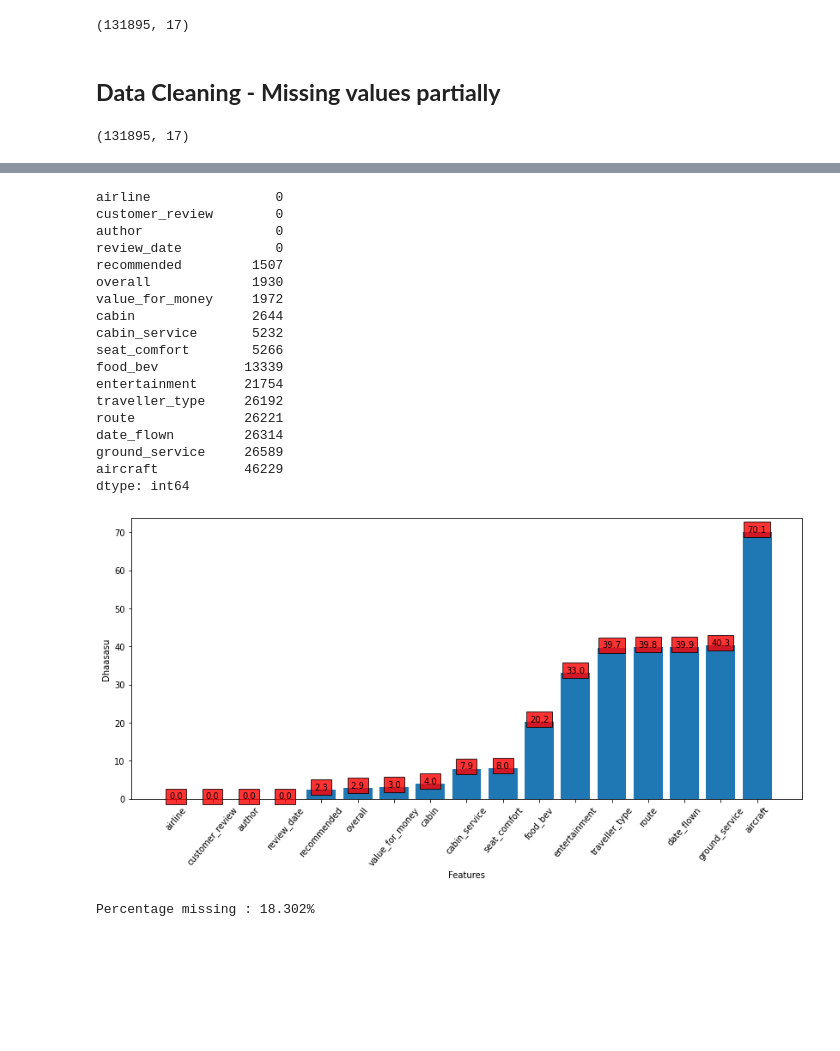
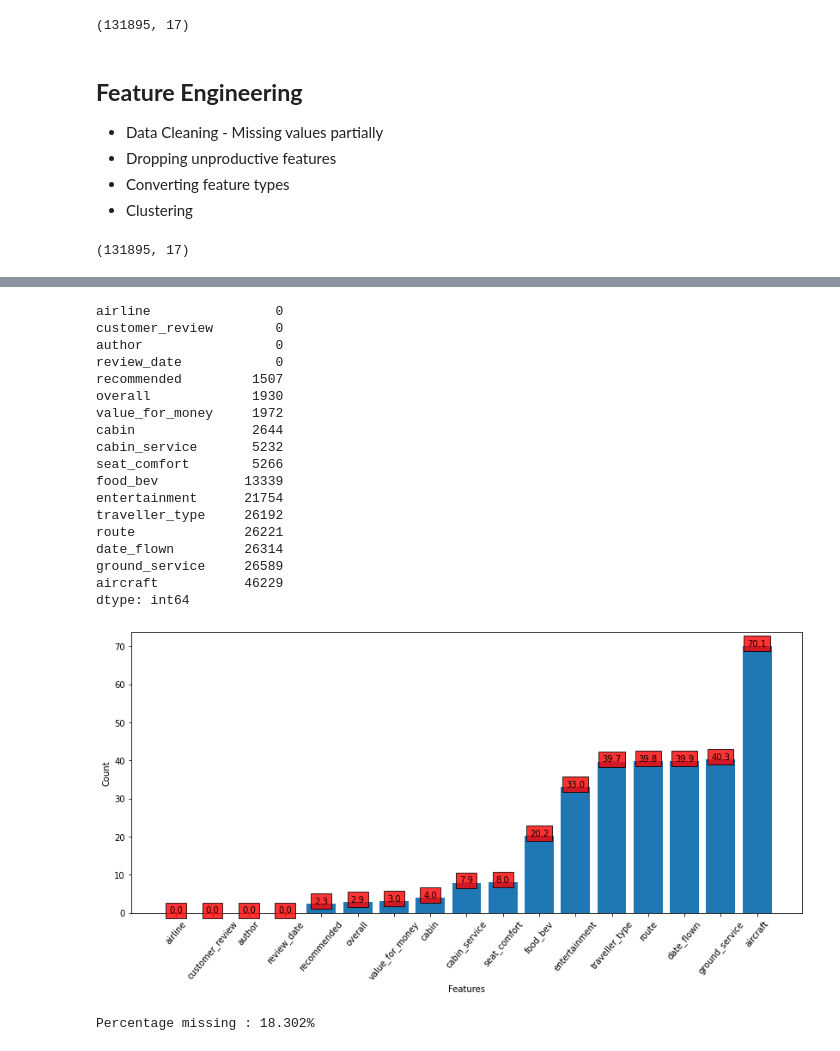
Before and after one commit to suchirmm/airline_passenger, a Jupyter notebook: airline_passenger.ipynb, the cells around one changed output, grey strips where cells are left out. Cells and saved outputs as stored; diff of their text form; code cells hidden in the pictures; blank space fills up the shorter version.

```diff
--- a/airline_passenger.ipynb
+++ b/airline_passenger.ipynb
@@ -79,7 +104,13 @@ data.shape
 # %% [output]
 (131895, 17)
 # %% [markdown]
-## **Data Cleaning - Missing values partially**
+## **Feature Engineering**
+
+
+*   Data Cleaning - Missing values partially
+*   Dropping unproductive features
+*   Converting feature types
+*   Clustering
 # %%
 # Each row is alternated by a row of NaNs
 # So the dataset is 2 X the information
@@ -121,35 +152,35 @@ def addlabels(x,y):
 
 
 plt.bar(labels, values)
 plt.xticks(labels, rotation = 50)
 plt.yticks(np.arange(0,100, step = 10))
 
 addlabels(labels, values)
 
 plt.margins(0.05)
-plt.ylabel('Dhaasasu')
+plt.ylabel('Count')
 plt.xlabel('Features')
 plt.show()
 # %% [output]
 airline                0
 customer_review        0
 author                 0
 review_date            0
 recommended         1507
 overall             1930
 value_for_money     1972
 cabin               2644
 cabin_service       5232
 seat_comfort        5266
 food_bev           13339
 entertainment      21754
 traveller_type     26192
 route              26221
 date_flown         26314
 ground_service     26589
 aircraft           46229
 dtype: int64
-[figure, old version]
+[figure, new version]
 # %%
 # Missing cells
 # Total value - 18 %
```
Also changed, not shown: parts of 33 cells of this notebook.
